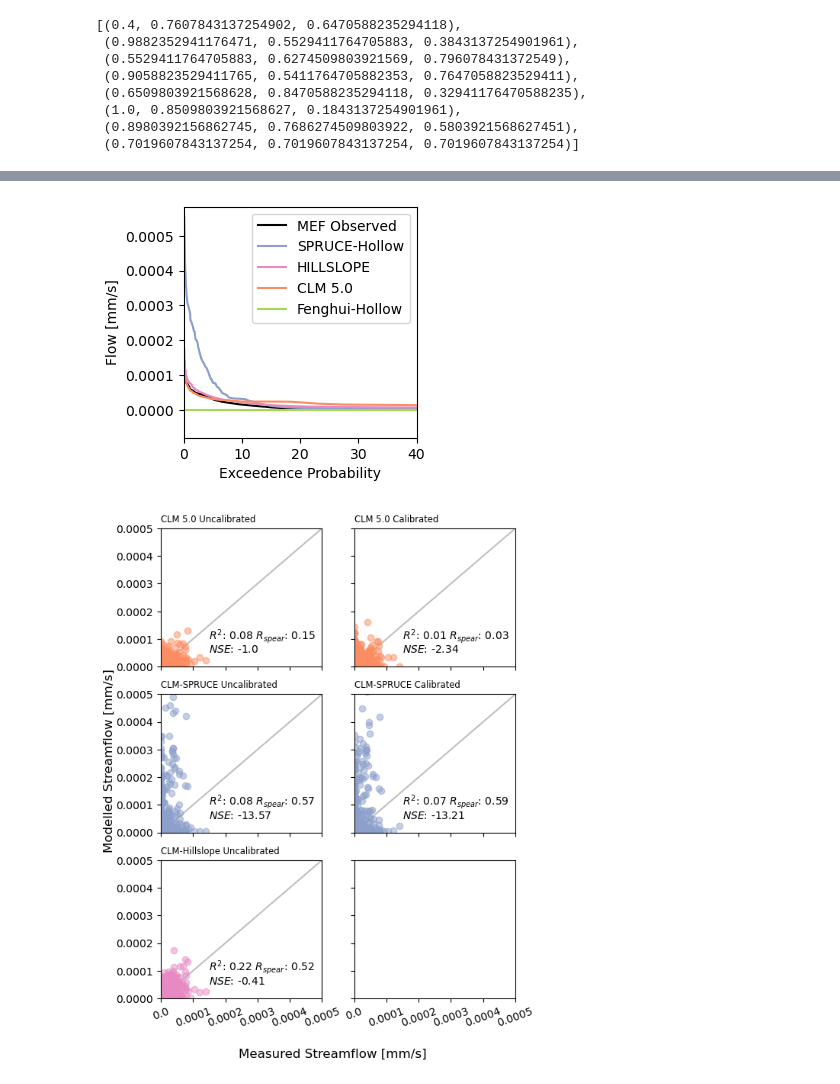
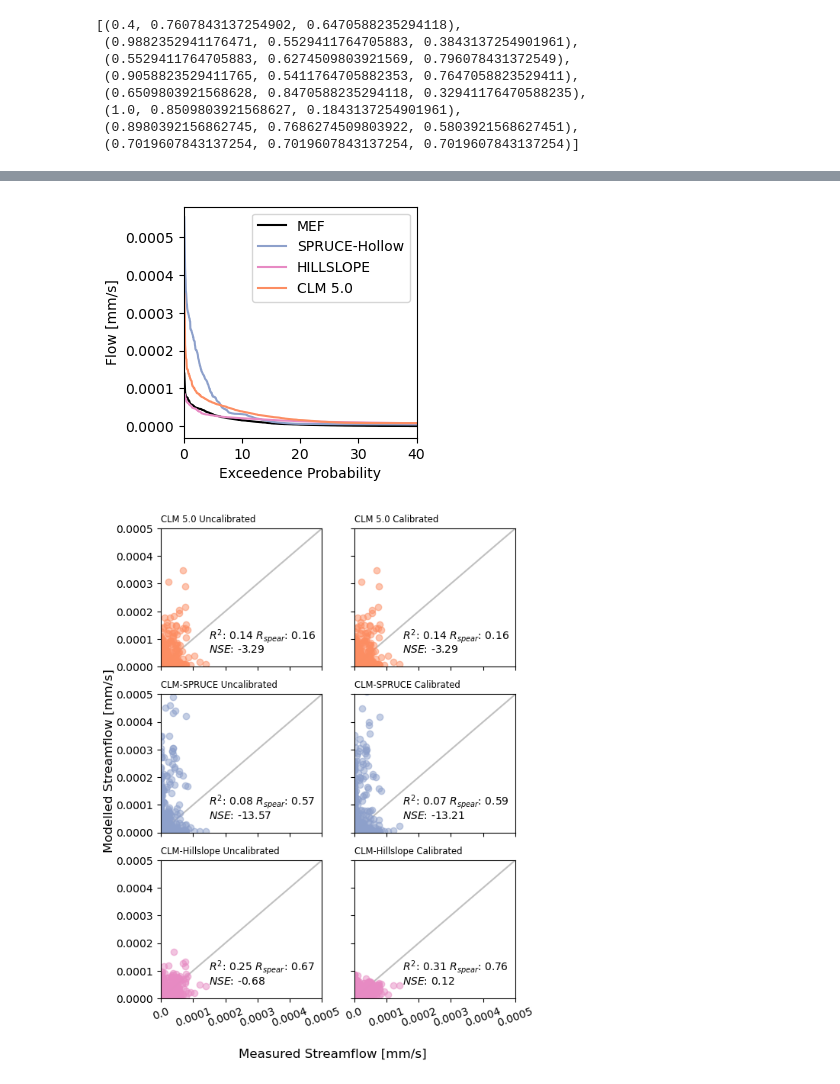
Before and after one commit to mwdjones/peatlandMIP, a Jupyter notebook: 03_plots-AGU.ipynb, the cells around one changed output, grey strips where cells are left out. Drawn from its saved outputs; the diff is of its cells as text; code cells hidden in the pictures.

```diff
--- a/03_plots-AGU.ipynb
+++ b/03_plots-AGU.ipynb
@@ -56,7 +57,7 @@ def rsquared(x, y):
     return r_value**2
 
 def spearman(x, y):
-    res = scipy.stats.spearmanr(x, y).statistic
+    res, p_value = scipy.stats.spearmanr(x, y)
     return res
 
 def fdc(ax, timeseries, kwargs = None):
@@ -109,26 +110,22 @@ def cor_plot(ax, meas, mod, c, title, stream = True):
 #Uncalibrated data
 SPRUCEuncalib = xr.open_mfdataset('ELM-SPRUCE/initRUN/TEST_US-SPR_ICB20TRCNPRDCTCBC/run/TEST_US-SPR_ICB20TRCNPRDCTCBC.clm2.h0.*-01-01-00000.nc',
                             parallel = True)
-CLMuncalib = xr.open_mfdataset('CLM5/derecho-nocalib/derecho_base_nocalib.clm2.h1.*-01-01-00000.nc',
+CLMuncalib = xr.open_mfdataset('CLM5/OLD/initRUNS_long/mbp_tuning_spinup_grass_CONTROL_v0.clm2.h1.*-01-01-00000.nc',
                             parallel = True)
-HILLSLOPEuncalib = xr.open_mfdataset('CLM-hillslope/3col-derecho-nocalib/test-derecho-nuopc.clm2.h2.*-01-01-00000.nc',
+HILLSLOPEuncalib = xr.open_mfdataset('CLM-hillslope/OLD/3col-lagg-initial/initRUN_long/test-hillslope-mct-srof-lagg.clm2.h2.*-01-01-00000.nc',
                             parallel = True)
-HILLSLOPEuncalibcol = xr.open_mfdataset('CLM-hillslope/3col-derecho-nocalib/test-derecho-nuopc.clm2.h3.*-01-01-00000.nc',
+HILLSLOPEuncalibcol = xr.open_mfdataset('CLM-hillslope/OLD/3col-lagg-initial/initRUN_long/test-hillslope-mct-srof-lagg.clm2.h3.*-01-01-00000.nc',
                             parallel = True)
 
 #Calibrated Data
 SPRUCEcalib = xr.open_mfdataset('ELM-SPRUCE/shiPARAMS/TESTShi2015_US-SPR_ICB20TRCNPRDCTCBC/TESTShi2015_US-SPR_ICB20TRCNPRDCTCBC.clm2.h0.*-01-01-00000.nc',
                             parallel = True)
-CLMcalib = xr.open_mfdataset('CLM5/derecho-streamcalib-oldspinup/derecho_stream_calib.clm2.h1.*-01-01-00000.nc',
+CLMcalib = xr.open_mfdataset('CLM5/OLD/initRUNS_long/mbp_tuning_spinup_grass_CONTROL_v0.clm2.h1.*-01-01-00000.nc',
                             parallel = True)
-HILLSLOPEcalib = xr.open_mfdataset('CLM-hillslope/3col-derecho-onlypftcalib/hillslope-bayes-opt.clm2.h2.*-01-01-00000.nc',
+HILLSLOPEcalib = xr.open_mfdataset('CLM-hillslope/OLD/3col-bayesParams/bayes-opt-fmax0.108-baseflow0.445.clm2.h2.*-01-01-00000.nc',
                             parallel = True)
-HILLSLOPEcalibcol =  xr.open_mfdataset('CLM-hillslope/3col-derecho-onlypftcalib/hillslope-bayes-opt.clm2.h3.*-01-01-00000.nc',
+HILLSLOPEcalibcol =  xr.open_mfdataset('CLM-hillslope/OLD/3col-bayesParams/bayes-opt-fmax0.108-baseflow0.445.clm2.h3.*-01-01-00000.nc',
                             parallel = True)
-
-#Fenghui data
-FenghuiData = xr.open_mfdataset('ELM-SPRUCE/fenghui/T0.00_US-SPR_I20TRCLM45CN.clm2.h0.*-01-01-00000.nc',
-                                parallel = True)
 # %%
 '''Subset Timestamps'''
 SPRUCEuncalib = SPRUCEuncalib.sel(time = slice("2011-01-01", "2016-12-31"))
@@ -139,9 +136,7 @@ HILLSLOPEuncalibcol = HILLSLOPEuncalibcol.sel(time = slice("2011-01-01", "2016-1
 SPRUCEcalib = SPRUCEcalib.sel(time = slice("2011-01-01", "2016-12-31"))
 HILLSLOPEcalib = HILLSLOPEcalib.sel(time = slice("2011-01-01", "2016-12-31"))
 HILLSLOPEcalibcol = HILLSLOPEcalibcol.sel(time = slice("2011-01-01", "2016-12-31"))
-CLMcalib = CLMcalib.sel(time = slice("2011-01-04", "2016-12-31"))
-
-fenghui = FenghuiData.sel(time = slice("2014-01-01", "2016-12-31"))
+CLMcalib = CLMcalib.sel(time = slice("2011-01-01", "2016-12-31"))
 # %%
 '''Plotting Specifics'''
 #Colors
@@ -232,47 +230,44 @@ Text(0.5, 0, 'Day of the Year')
 
 fig, ax = plt.subplots(1, 1, figsize = (3, 3))
 
-fdc(ax, stream['Flow_mms'], kwargs = {"color":'black', "label":'MEF Observed'}) #Marcell Data
+fdc(ax, stream['Flow_mms'], kwargs = {"color":'black', "label":'MEF'}) #Marcell Data
 fdc(ax, SPRUCEcalib.sel(lndgrid = 1).QRUNOFF, kwargs = {"label":'SPRUCE-Hollow', "color":pal[2]}) #SPRUCE Data
-fdc(ax, HILLSLOPEuncalib.QRUNOFF, kwargs = {"label":'HILLSLOPE', "color":pal[3]}) #Hillslope Data
+fdc(ax, HILLSLOPEcalib.QRUNOFF, kwargs = {"label":'HILLSLOPE', "color":pal[3]}) #Hillslope Data
 fdc(ax, CLMuncalib.QRUNOFF, kwargs = {"label":'CLM 5.0', "color":pal[1]}) #Hillslope Data
-fdc(ax, fenghui.sel(lndgrid = 1).QRUNOFF, kwargs = {"label":'Fenghui-Hollow', "color":pal[4]}) #Hillslope Data
 ax.legend(bbox_to_anchor = (1,1))
 ax.set_xlim(0, 40)
 ax.set_xlabel('Exceedence Probability')
 ax.set_ylabel('Flow [mm/s]')
 
 plt.savefig('./figures/AGU/FDC.pdf', bbox_inches = 'tight')
-plt.savefig('./figures/AGU/FDC.svg', bbox_inches = 'tight')
 # %% [output]
-[figure, old version]
+[figure, new version]
 # %%
 #Plot 3 Model R2 and NSE for Streamflow and WTE
 #Remove leap days from MEF data
 obsQ = stream[~((stream['Date'].dt.month == 2) &(stream['Date'].dt.day == 29))]['Flow_mms']
 
 fig, ax = plt.subplots(3, 2, figsize = (6, 8),
                       sharex = True,
                       sharey = True)
 #CLM 5.0
 cor_plot(ax[0, 0], obsQ, np.array(CLMuncalib.QRUNOFF).reshape(2190), pal[1], 'CLM 5.0 Uncalibrated')
-cor_plot(ax[0, 1], obsQ[3:], np.array(CLMcalib.QRUNOFF).reshape(2187), pal[1], 'CLM 5.0 Calibrated')
+cor_plot(ax[0, 1], obsQ, np.array(CLMcalib.QRUNOFF).reshape(2190), pal[1], 'CLM 5.0 Calibrated')
 #CLM-SPRUCE
 cor_plot(ax[1, 0], obsQ, np.array(SPRUCEuncalib.isel(lndgrid = 1).QRUNOFF).reshape(2190), pal[2], 'CLM-SPRUCE Uncalibrated')
 cor_plot(ax[1, 1], obsQ, np.array(SPRUCEcalib.isel(lndgrid = 1).QRUNOFF).reshape(2190), pal[2], 'CLM-SPRUCE Calibrated')
 #CLM-HILLSLOPE
 cor_plot(ax[2, 0], obsQ, np.array(HILLSLOPEuncalib.QRUNOFF).reshape(2190), pal[3], 'CLM-Hillslope Uncalibrated')
-#cor_plot(ax[2, 1], obsQ, np.array(HILLSLOPEcalib.QRUNOFF).reshape(2190), pal[3], 'CLM-Hillslope Calibrated')
+cor_plot(ax[2, 1], obsQ, np.array(HILLSLOPEcalib.QRUNOFF).reshape(2190), pal[3], 'CLM-Hillslope Calibrated')
 
 ax[2,0].set_xticklabels(labels = [0.0000, 1e-4, 2e-4, 3e-4, 4e-4, 5e-4], rotation = 20)
 ax[2,1].set_xticklabels(labels = [0.0000, 1e-4, 2e-4, 3e-4, 4e-4, 5e-4], rotation = 20)
 fig.supxlabel('Measured Streamflow [mm/s]')
 fig.supylabel('Modelled Streamflow [mm/s]', x = 0)
 
 plt.savefig('./figures/AGU/streamflowCorrelations.pdf', bbox_inches = 'tight')
-plt.savefig('./figures/AGU/streamflowCorrelations.svg', bbox_inches = 'tight')
 # %% [output]
-[figure, old version]
+[figure, new version]
 # %%
 #Plot 4 Model R2 and NSE for WTE
 #Remove leap days from MEF data
```
Also changed, not shown: parts of 13 cells of this notebook, 23 other files.
